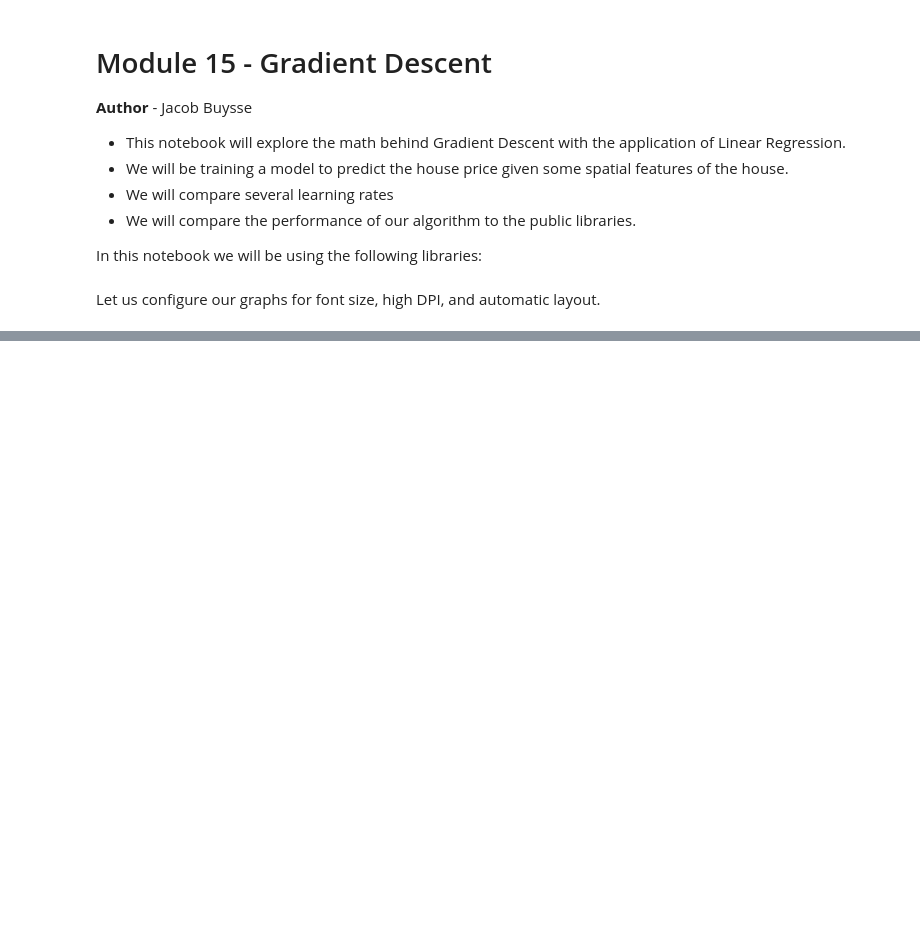
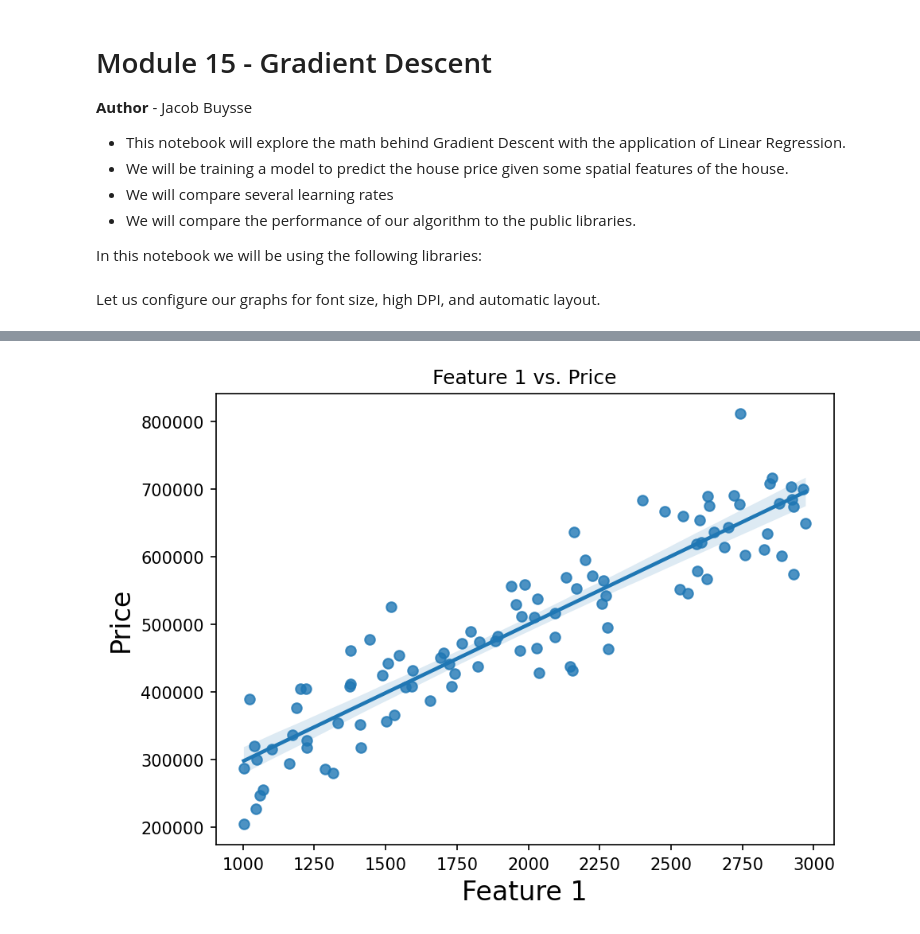
Before and after one commit to jmfb/mth5810-m15grad, a Jupyter notebook: m15grad.ipynb, the cells around one changed output, grey strips where cells are left out. Cells and saved outputs as stored; diff of their text form; code cells hidden in the pictures; blank space fills up the shorter version.

```diff
--- a/m15grad.ipynb
+++ b/m15grad.ipynb
@@ -47,0 +63,6 @@ df
+# %%
+plot = sns.regplot(x=df.f1, y=df.price)
+plot.set(title='Feature 1 vs. Price', xlabel='Feature 1', ylabel='Price')
+plt.show()
+# %% [output]
+[figure, added]
```
Also changed, not shown: parts of 17 cells of this notebook.
